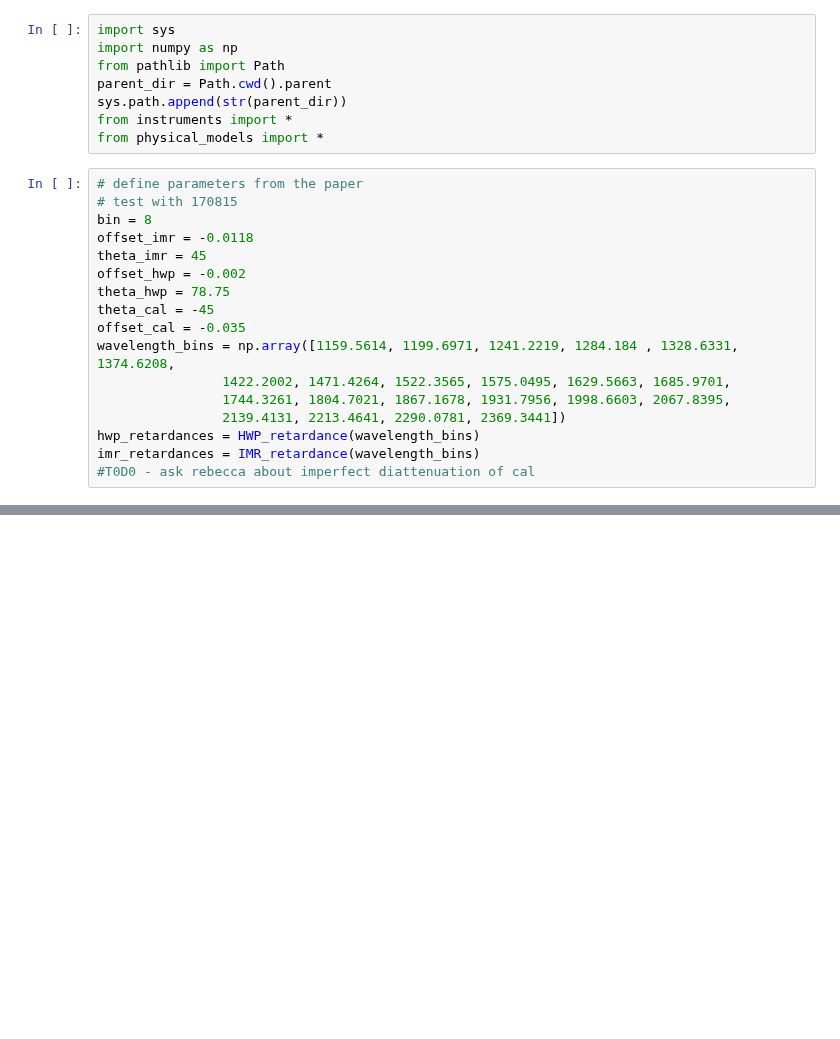
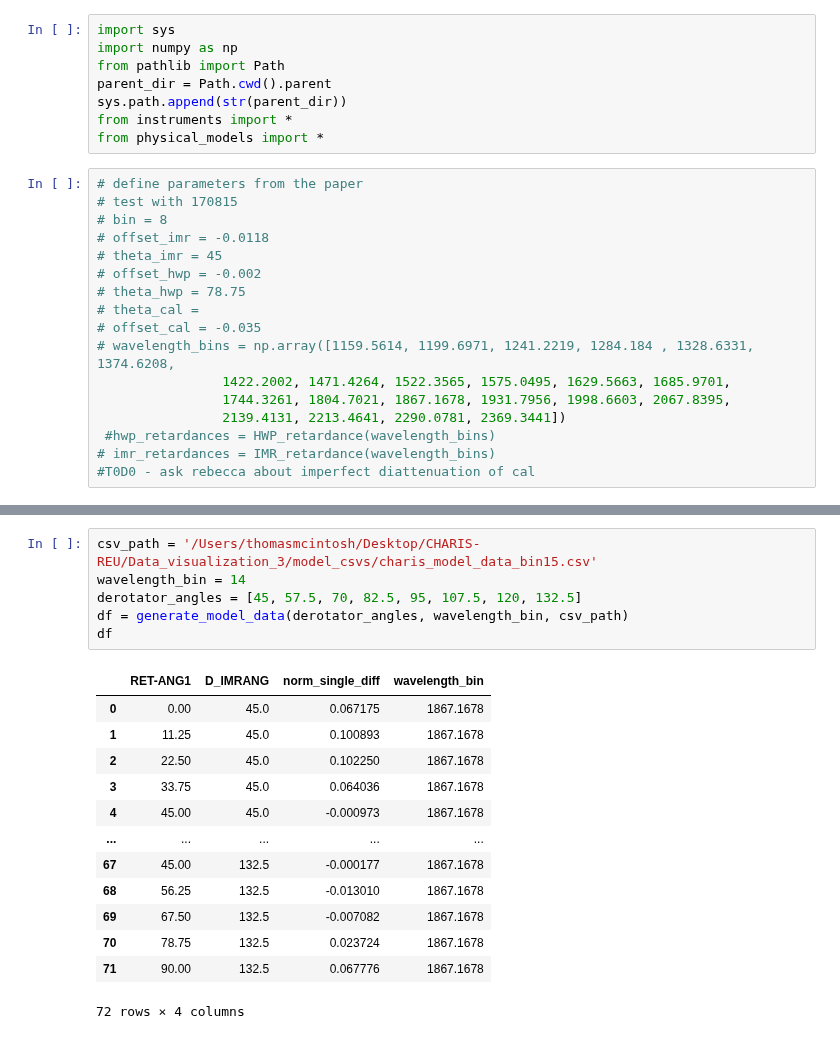
Before and after one commit to UCSB-Exoplanet-Polarimetry-Lab/pyPolCal, a Jupyter notebook: CHARIS/mueller_modeling.ipynb, the cells around one changed output, grey strips where cells are left out. Cells and saved outputs as stored; diff of their text form; blank space fills up the shorter version.

```diff
--- a/CHARIS/mueller_modeling.ipynb
+++ b/CHARIS/mueller_modeling.ipynb
@@ -9,17 +9,17 @@ from physical_models import *
 # %%
 # define parameters from the paper
 # test with 170815
-bin = 8
-offset_imr = -0.0118
-theta_imr = 45
-offset_hwp = -0.002
-theta_hwp = 78.75
-theta_cal = -45
-offset_cal = -0.035
-wavelength_bins = np.array([1159.5614, 1199.6971, 1241.2219, 1284.184 , 1328.6331, 1374.6208,
+# bin = 8
+# offset_imr = -0.0118
+# theta_imr = 45
+# offset_hwp = -0.002
+# theta_hwp = 78.75
+# theta_cal =
+# offset_cal = -0.035
+# wavelength_bins = np.array([1159.5614, 1199.6971, 1241.2219, 1284.184 , 1328.6331, 1374.6208,
                 1422.2002, 1471.4264, 1522.3565, 1575.0495, 1629.5663, 1685.9701,
                 1744.3261, 1804.7021, 1867.1678, 1931.7956, 1998.6603, 2067.8395,
                 2139.4131, 2213.4641, 2290.0781, 2369.3441])
-hwp_retardances = HWP_retardance(wavelength_bins)
-imr_retardances = IMR_retardance(wavelength_bins)
+ #hwp_retardances = HWP_retardance(wavelength_bins)
+# imr_retardances = IMR_retardance(wavelength_bins)
 #T0D0 - ask rebecca about imperfect diattenuation of cal
@@ -85,0 +212,20 @@ AttributeError: module 'inspect' has no attribute 'getargspec'
+# %%
+csv_path = '/Users/thomasmcintosh/Desktop/CHARIS-REU/Data_visualization_3/model_csvs/charis_model_data_bin15.csv'
+wavelength_bin = 14
+derotator_angles = [45, 57.5, 70, 82.5, 95, 107.5, 120, 132.5]
+df = generate_model_data(derotator_angles, wavelength_bin, csv_path)
+df
+# %% [output]
+|  | RET-ANG1 | D_IMRANG | norm_single_diff | wavelength_bin |
+| 0 | 0.00 | 45.0 | 0.067175 | 1867.1678 |
+| 1 | 11.25 | 45.0 | 0.100893 | 1867.1678 |
+| 2 | 22.50 | 45.0 | 0.102250 | 1867.1678 |
+| 3 | 33.75 | 45.0 | 0.064036 | 1867.1678 |
+| 4 | 45.00 | 45.0 | -0.000973 | 1867.1678 |
+| ... | ... | ... | ... | ... |
+| 67 | 45.00 | 132.5 | -0.000177 | 1867.1678 |
+| 68 | 56.25 | 132.5 | -0.013010 | 1867.1678 |
+| 69 | 67.50 | 132.5 | -0.007082 | 1867.1678 |
+| 70 | 78.75 | 132.5 | 0.023724 | 1867.1678 |
+| 71 | 90.00 | 132.5 | 0.067776 | 1867.1678 |
+72 rows × 4 columns
```
Also changed, not shown: parts of 7 cells of this notebook.
